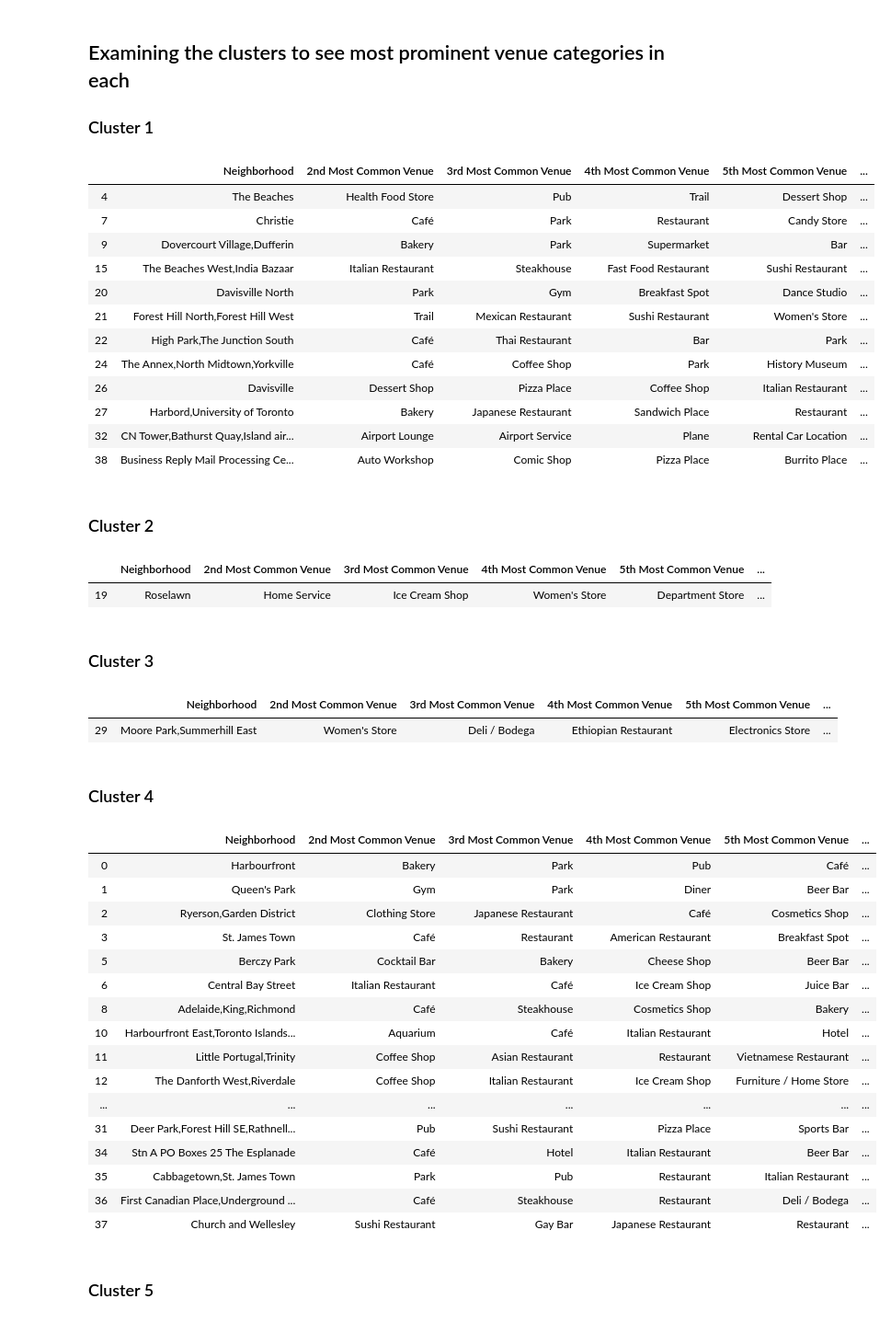
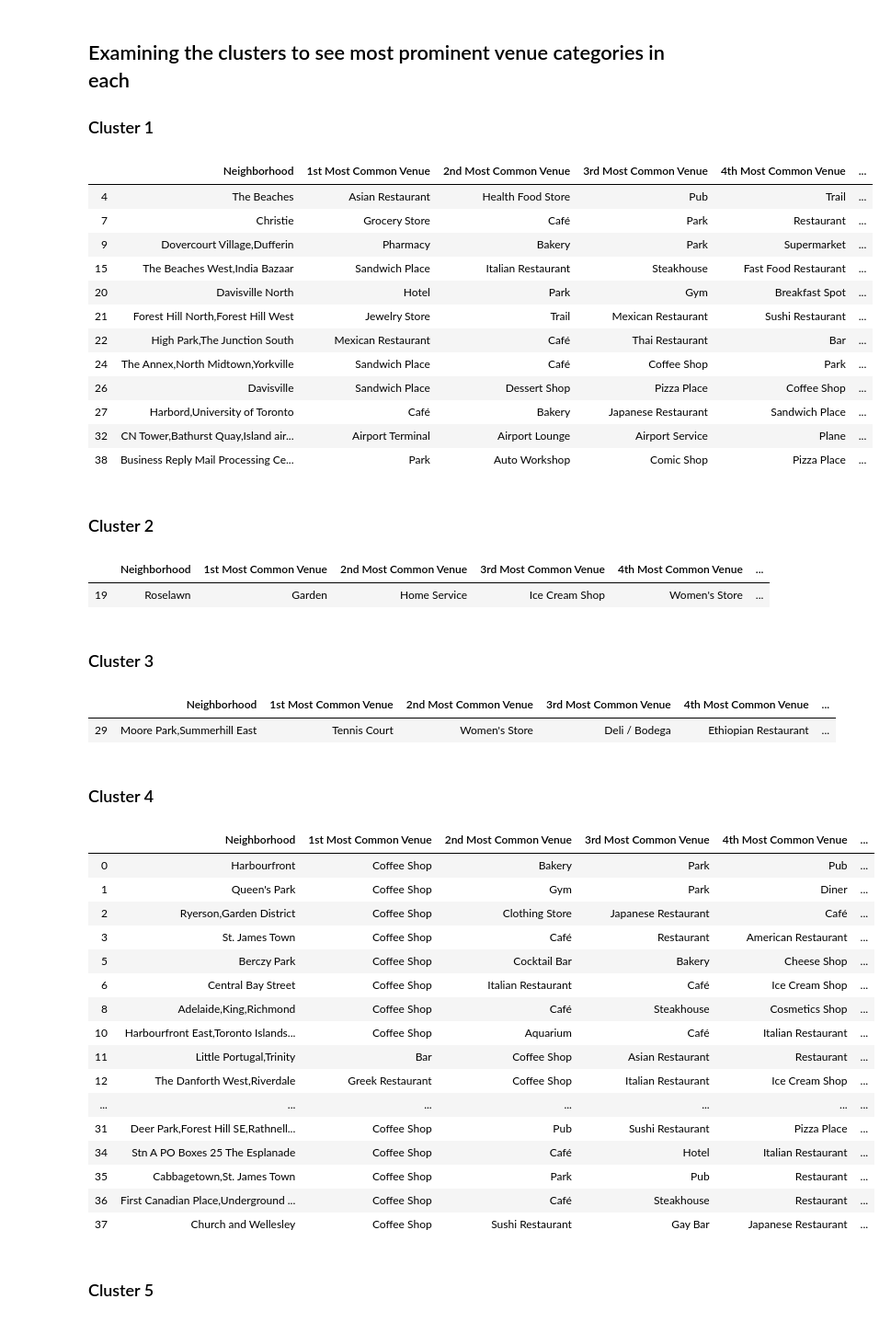
Before and after one commit to nishantsrig/Coursera_Captsone, a Jupyter notebook: Capstone_Wk3Asgn_3.ipynb, the cells around one changed output. Shown: that part at 92% size. Cells and saved outputs as stored; diff of their text form; code cells hidden in the pictures.

```diff
--- a/Capstone_Wk3Asgn_3.ipynb
+++ b/Capstone_Wk3Asgn_3.ipynb
@@ -169,0 +166,3 @@ new_df.shape
+# %%
+new_df.rename(columns={'Total_Neighborhood':'Neighborhood'}, inplace=True)
+new_df
@@ -472,7 +485,7 @@ def get_venues_closeby(names, latitudes, longitudes, radius=500):
 
     return venues_closeby
 # %%
-toronto_venues = get_venues_closeby(names=toronto_df['Total_Neighborhood'], latitudes=toronto_df['Latitude'], longitudes=toronto_df['Longitude'])
+toronto_venues = get_venues_closeby(names=toronto_df['Neighborhood'], latitudes=toronto_df['Latitude'], longitudes=toronto_df['Longitude'])
 # %% [output]
 Harbourfront
 Queen's Park
@@ -705,57 +717,57 @@ Name: Cluster Labels, dtype: int64
 ## Examining the clusters to see most prominent venue categories in each
 ### Cluster 1
 # %%
-toronto_merged.loc[toronto_merged['Cluster Labels']==0, toronto_merged.columns[[1]+list(range(6,toronto_merged.shape[1]))]]
+toronto_merged.loc[toronto_merged['Cluster Labels']==0, toronto_merged.columns[[1]+list(range(5,toronto_merged.shape[1]))]]
 # %% [output]
-|  | Neighborhood | 2nd Most Common Venue | 3rd Most Common Venue | 4th Most Common Venue | 5th Most Common Venue | ... |
-| 4 | The Beaches | Health Food Store | Pub | Trail | Dessert Shop | ... |
-| 7 | Christie | Café | Park | Restaurant | Candy Store | ... |
-| 9 | Dovercourt Village,Dufferin | Bakery | Park | Supermarket | Bar | ... |
-| 15 | The Beaches West,India Bazaar | Italian Restaurant | Steakhouse | Fast Food Restaurant | Sushi Restaurant | ... |
-| 20 | Davisville North | Park | Gym | Breakfast Spot | Dance Studio | ... |
-| 21 | Forest Hill North,Forest Hill West | Trail | Mexican Restaurant | Sushi Restaurant | Women's Store | ... |
-| 22 | High Park,The Junction South | Café | Thai Restaurant | Bar | Park | ... |
-| 24 | The Annex,North Midtown,Yorkville | Café | Coffee Shop | Park | History Museum | ... |
-| 26 | Davisville | Dessert Shop | Pizza Place | Coffee Shop | Italian Restaurant | ... |
-| 27 | Harbord,University of Toronto | Bakery | Japanese Restaurant | Sandwich Place | Restaurant | ... |
-| 32 | CN Tower,Bathurst Quay,Island air... | Airport Lounge | Airport Service | Plane | Rental Car Location | ... |
-| 38 | Business Reply Mail Processing Ce... | Auto Workshop | Comic Shop | Pizza Place | Burrito Place | ... |
+|  | Neighborhood | 1st Most Common Venue | 2nd Most Common Venue | 3rd Most Common Venue | 4th Most Common Venue | ... |
+| 4 | The Beaches | Asian Restaurant | Health Food Store | Pub | Trail | ... |
+| 7 | Christie | Grocery Store | Café | Park | Restaurant | ... |
+| 9 | Dovercourt Village,Dufferin | Pharmacy | Bakery | Park | Supermarket | ... |
+| 15 | The Beaches West,India Bazaar | Sandwich Place | Italian Restaurant | Steakhouse | Fast Food Restaurant | ... |
+| 20 | Davisville North | Hotel | Park | Gym | Breakfast Spot | ... |
+| 21 | Forest Hill North,Forest Hill West | Jewelry Store | Trail | Mexican Restaurant | Sushi Restaurant | ... |
+| 22 | High Park,The Junction South | Mexican Restaurant | Café | Thai Restaurant | Bar | ... |
+| 24 | The Annex,North Midtown,Yorkville | Sandwich Place | Café | Coffee Shop | Park | ... |
+| 26 | Davisville | Sandwich Place | Dessert Shop | Pizza Place | Coffee Shop | ... |
+| 27 | Harbord,University of Toronto | Café | Bakery | Japanese Restaurant | Sandwich Place | ... |
+| 32 | CN Tower,Bathurst Quay,Island air... | Airport Terminal | Airport Lounge | Airport Service | Plane | ... |
+| 38 | Business Reply Mail Processing Ce... | Park | Auto Workshop | Comic Shop | Pizza Place | ... |
 # %% [markdown]
 ### Cluster 2
 # %%
-toronto_merged.loc[toronto_merged['Cluster Labels']==1, toronto_merged.columns[[1]+list(range(6,toronto_merged.shape[1]))]]
+toronto_merged.loc[toronto_merged['Cluster Labels']==1, toronto_merged.columns[[1]+list(range(5,toronto_merged.shape[1]))]]
 # %% [output]
-|  | Neighborhood | 2nd Most Common Venue | 3rd Most Common Venue | 4th Most Common Venue | 5th Most Common Venue | ... |
-| 19 | Roselawn | Home Service | Ice Cream Shop | Women's Store | Department Store | ... |
+|  | Neighborhood | 1st Most Common Venue | 2nd Most Common Venue | 3rd Most Common Venue | 4th Most Common Venue | ... |
+| 19 | Roselawn | Garden | Home Service | Ice Cream Shop | Women's Store | ... |
 # %% [markdown]
 ### Cluster 3
 # %%
-toronto_merged.loc[toronto_merged['Cluster Labels']==2, toronto_merged.columns[[1]+list(range(6,toronto_merged.shape[1]))]]
+toronto_merged.loc[toronto_merged['Cluster Labels']==2, toronto_merged.columns[[1]+list(range(5,toronto_merged.shape[1]))]]
 # %% [output]
-|  | Neighborhood | 2nd Most Common Venue | 3rd Most Common Venue | 4th Most Common Venue | 5th Most Common Venue | ... |
-| 29 | Moore Park,Summerhill East | Women's Store | Deli / Bodega | Ethiopian Restaurant | Electronics Store | ... |
+|  | Neighborhood | 1st Most Common Venue | 2nd Most Common Venue | 3rd Most Common Venue | 4th Most Common Venue | ... |
+| 29 | Moore Park,Summerhill East | Tennis Court | Women's Store | Deli / Bodega | Ethiopian Restaurant | ... |
 # %% [markdown]
 ### Cluster 4
 # %%
-toronto_merged.loc[toronto_merged['Cluster Labels']==3, toronto_merged.columns[[1]+list(range(6,toronto_merged.shape[1]))]]
+toronto_merged.loc[toronto_merged['Cluster Labels']==3, toronto_merged.columns[[1]+list(range(5,toronto_merged.shape[1]))]]
 # %% [output]
-|  | Neighborhood | 2nd Most Common Venue | 3rd Most Common Venue | 4th Most Common Venue | 5th Most Common Venue | ... |
-| 0 | Harbourfront | Bakery | Park | Pub | Café | ... |
-| 1 | Queen's Park | Gym | Park | Diner | Beer Bar | ... |
-| 2 | Ryerson,Garden District | Clothing Store | Japanese Restaurant | Café | Cosmetics Shop | ... |
-| 3 | St. James Town | Café | Restaurant | American Restaurant | Breakfast Spot | ... |
-| 5 | Berczy Park | Cocktail Bar | Bakery | Cheese Shop | Beer Bar | ... |
-| 6 | Central Bay Street | Italian Restaurant | Café | Ice Cream Shop | Juice Bar | ... |
-| 8 | Adelaide,King,Richmond | Café | Steakhouse | Cosmetics Shop | Bakery | ... |
-| 10 | Harbourfront East,Toronto Islands... | Aquarium | Café | Italian Restaurant | Hotel | ... |
-| 11 | Little Portugal,Trinity | Coffee Shop | Asian Restaurant | Restaurant | Vietnamese Restaurant | ... |
-| 12 | The Danforth West,Riverdale | Coffee Shop | Italian Restaurant | Ice Cream Shop | Furniture / Home Store | ... |
+|  | Neighborhood | 1st Most Common Venue | 2nd Most Common Venue | 3rd Most Common Venue | 4th Most Common Venue | ... |
+| 0 | Harbourfront | Coffee Shop | Bakery | Park | Pub | ... |
+| 1 | Queen's Park | Coffee Shop | Gym | Park | Diner | ... |
+| 2 | Ryerson,Garden District | Coffee Shop | Clothing Store | Japanese Restaurant | Café | ... |
+| 3 | St. James Town | Coffee Shop | Café | Restaurant | American Restaurant | ... |
+| 5 | Berczy Park | Coffee Shop | Cocktail Bar | Bakery | Cheese Shop | ... |
+| 6 | Central Bay Street | Coffee Shop | Italian Restaurant | Café | Ice Cream Shop | ... |
+| 8 | Adelaide,King,Richmond | Coffee Shop | Café | Steakhouse | Cosmetics Shop | ... |
+| 10 | Harbourfront East,Toronto Islands... | Coffee Shop | Aquarium | Café | Italian Restaurant | ... |
+| 11 | Little Portugal,Trinity | Bar | Coffee Shop | Asian Restaurant | Restaurant | ... |
+| 12 | The Danforth West,Riverdale | Greek Restaurant | Coffee Shop | Italian Restaurant | Ice Cream Shop | ... |
 | ... | ... | ... | ... | ... | ... | ... |
-| 31 | Deer Park,Forest Hill SE,Rathnell... | Pub | Sushi Restaurant | Pizza Place | Sports Bar | ... |
-| 34 | Stn A PO Boxes 25 The Esplanade | Café | Hotel | Italian Restaurant | Beer Bar | ... |
-| 35 | Cabbagetown,St. James Town | Park | Pub | Restaurant | Italian Restaurant | ... |
-| 36 | First Canadian Place,Underground ... | Café | Steakhouse | Restaurant | Deli / Bodega | ... |
-| 37 | Church and Wellesley | Sushi Restaurant | Gay Bar | Japanese Restaurant | Restaurant | ... |
+| 31 | Deer Park,Forest Hill SE,Rathnell... | Coffee Shop | Pub | Sushi Restaurant | Pizza Place | ... |
+| 34 | Stn A PO Boxes 25 The Esplanade | Coffee Shop | Café | Hotel | Italian Restaurant | ... |
+| 35 | Cabbagetown,St. James Town | Coffee Shop | Park | Pub | Restaurant | ... |
+| 36 | First Canadian Place,Underground ... | Coffee Shop | Café | Steakhouse | Restaurant | ... |
+| 37 | Church and Wellesley | Coffee Shop | Sushi Restaurant | Gay Bar | Japanese Restaurant | ... |
 # %% [markdown]
 ### Cluster 5
 # %%
```
Also changed, not shown: parts of 16 cells of this notebook.
